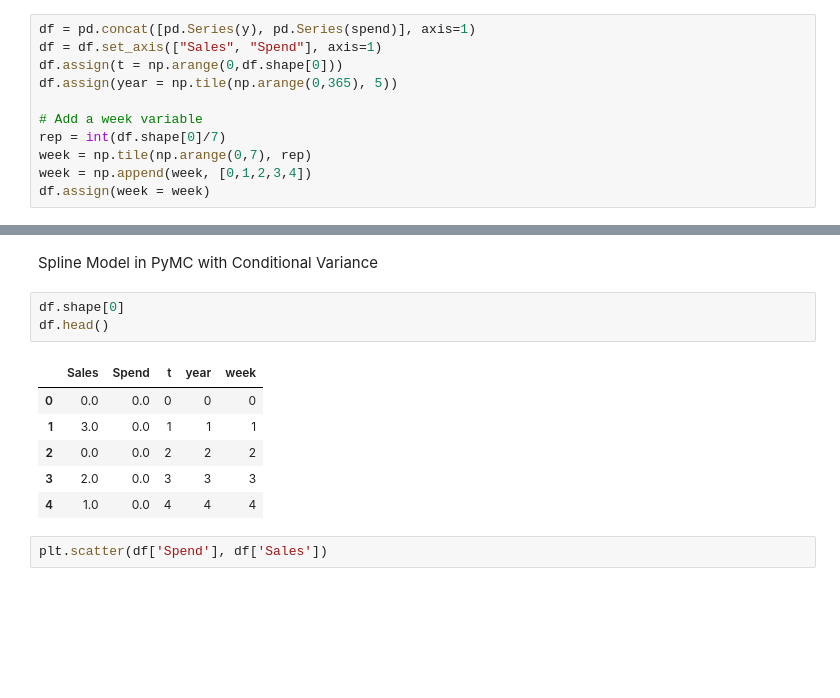
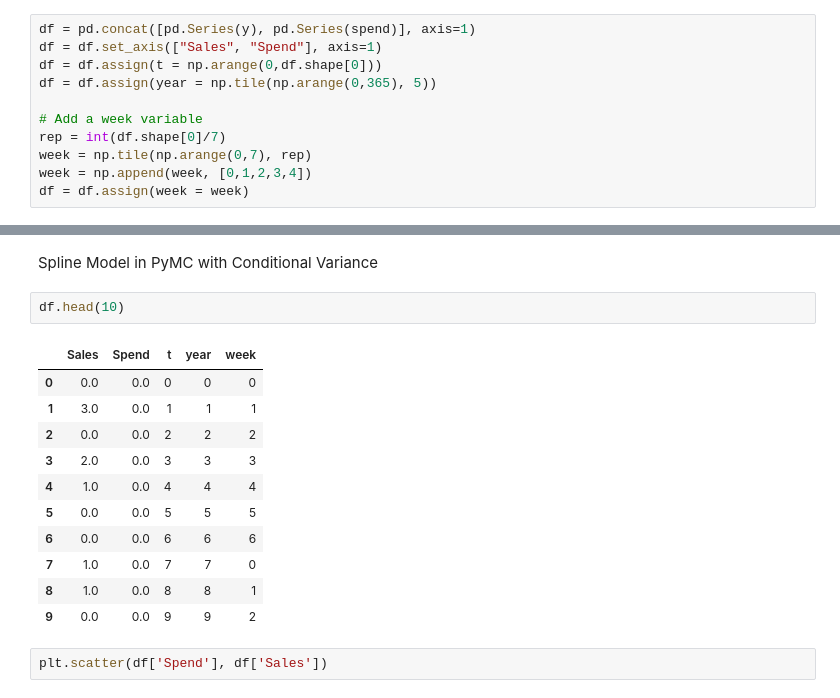
Before and after one commit to aaron1rcl/heteroscedastic_data, a Jupyter notebook: Handling_Heteroscedastic_Data_2.ipynb, the cells around one changed output, grey strips where cells are left out. Drawn from its saved outputs; the diff is of its cells as text; blank space fills up the shorter version.

```diff
--- a/Handling_Heteroscedastic_Data_2.ipynb
+++ b/Handling_Heteroscedastic_Data_2.ipynb
@@ -51,11 +52,11 @@ y, spend = generate_time_series(1, 365*5)
 # %%
 df = pd.concat([pd.Series(y), pd.Series(spend)], axis=1)
 df = df.set_axis(["Sales", "Spend"], axis=1)
-df.assign(t = np.arange(0,df.shape[0]))
-df.assign(year = np.tile(np.arange(0,365), 5))
+df = df.assign(t = np.arange(0,df.shape[0]))
+df = df.assign(year = np.tile(np.arange(0,365), 5))
 
 # Add a week variable
 rep = int(df.shape[0]/7)
 week = np.tile(np.arange(0,7), rep)
 week = np.append(week, [0,1,2,3,4])
-df.assign(week = week)
+df = df.assign(week = week)
@@ -69,15 +68,19 @@ plt.show()
 # %% [markdown]
 Spline Model in PyMC with Conditional Variance
 # %%
-df.shape[0]
-df.head()
+df.head(10)
 # %% [output]
 |  | Sales | Spend | t | year | week |
 | 0 | 0.0 | 0.0 | 0 | 0 | 0 |
 | 1 | 3.0 | 0.0 | 1 | 1 | 1 |
 | 2 | 0.0 | 0.0 | 2 | 2 | 2 |
 | 3 | 2.0 | 0.0 | 3 | 3 | 3 |
 | 4 | 1.0 | 0.0 | 4 | 4 | 4 |
+| 5 | 0.0 | 0.0 | 5 | 5 | 5 |
+| 6 | 0.0 | 0.0 | 6 | 6 | 6 |
+| 7 | 1.0 | 0.0 | 7 | 7 | 0 |
+| 8 | 1.0 | 0.0 | 8 | 8 | 1 |
+| 9 | 0.0 | 0.0 | 9 | 9 | 2 |
 # %%
 plt.scatter(df['Spend'], df['Sales'])
 # %% [output]
```
Also changed, not shown: parts of 14 cells of this notebook.
